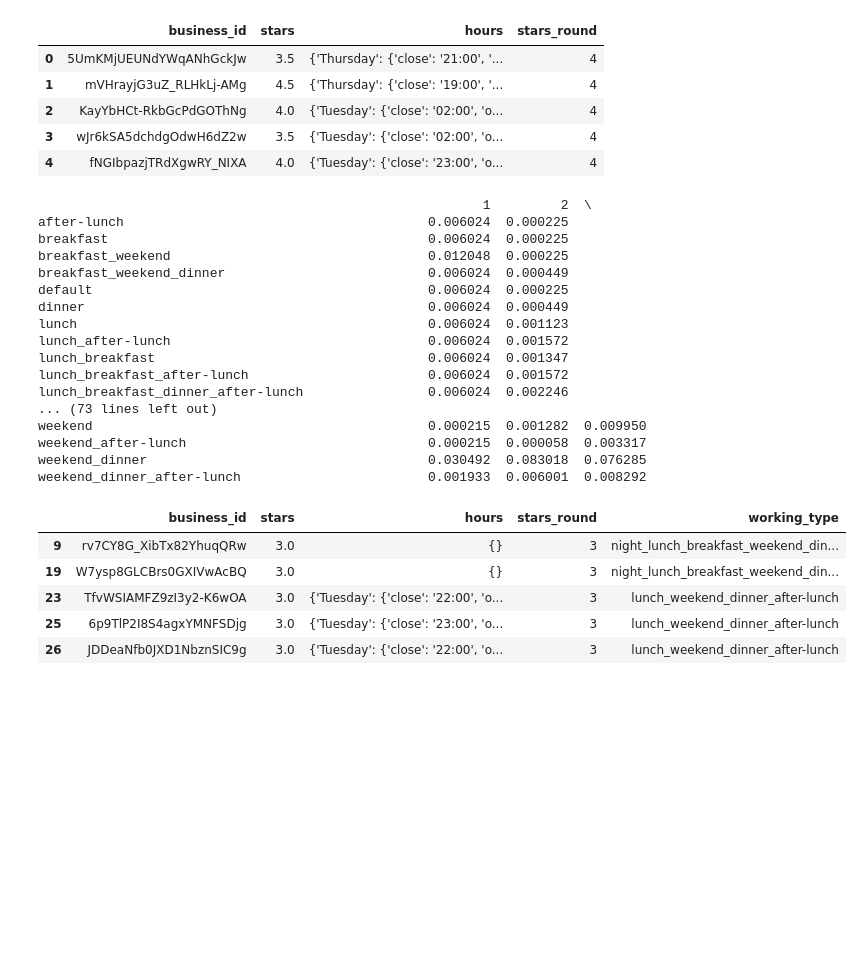
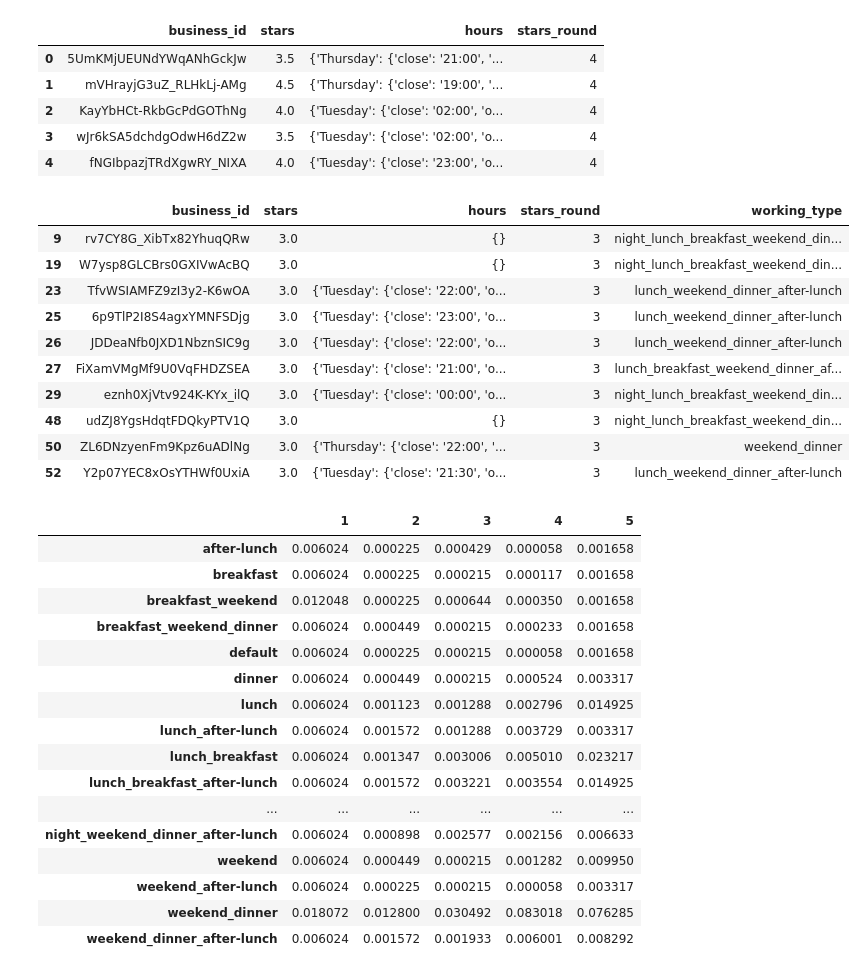
Before and after one commit to Raul818/yelp-dataset-challenge, a Jupyter notebook: demo/data_selecting.ipynb, the cells around one changed output. Drawn from its saved outputs; the diff is of its cells as text; code cells hidden in the pictures; blank space fills up the shorter version.

```diff
--- a/demo/data_selecting.ipynb
+++ b/demo/data_selecting.ipynb
@@ -204,54 +207,62 @@ def join_types(ts):
             ordered_types.append(t)
     return '_'.join(ordered_types)
 
 types_freq_of_stars = {}
 num_working_types = 2**len(WORKING_TYPES) - 1
 
 for star in business_of_stars:
     business_of_star_df = business_of_stars[star]
     business_of_star_df['working_type'] = business_of_star_df['working_type'].apply(hours_to_type)
 
     # count frequency of different type
     types_freq = {}
     num_business = len(business_of_star_df)
 
     working_type_of_business = business_of_star_df.groupby('working_type')
     for wt in working_type_of_business.groups:
         # we use the add-one or Laplace smoothing
         types_freq[wt] = (len(working_type_of_business.get_group(wt)) + 1.0) / (num_business + num_working_types)
 
     types_freq['default'] = 1.0 / (num_business + num_working_types)
     types_freq_of_stars[star] = types_freq
 
 
-types_freq_of_stars_df = pd.DataFrame.from_dict(types_freq_of_stars)
-
-for c in types_freq_of_stars_df.columns.values:
-    types_freq_of_stars_df[c] = types_freq_of_stars_df[c].fillna(types_freq_of_stars_df[c]['default'])
-
-print(types_freq_of_stars_df)
-business_of_stars[3].head()
+business_of_stars[3].head(n=10)
 # %% [output]
-                                                         1         2  \
-after-lunch                                       0.006024  0.000225
-breakfast                                         0.006024  0.000225
-breakfast_weekend                                 0.012048  0.000225
-breakfast_weekend_dinner                          0.006024  0.000449
-default                                           0.006024  0.000225
-dinner                                            0.006024  0.000449
-lunch                                             0.006024  0.001123
-lunch_after-lunch                                 0.006024  0.001572
-lunch_breakfast                                   0.006024  0.001347
-lunch_breakfast_after-lunch                       0.006024  0.001572
-lunch_breakfast_dinner_after-lunch                0.006024  0.002246
-... (73 lines left out)
-weekend                                           0.000215  0.001282  0.009950
-weekend_after-lunch                               0.000215  0.000058  0.003317
-weekend_dinner                                    0.030492  0.083018  0.076285
-weekend_dinner_after-lunch                        0.001933  0.006001  0.008292
 |  | business_id | stars | hours | stars_round | working_type |
 | 9 | rv7CY8G_XibTx82YhuqQRw | 3.0 | {} | 3 | night_lunch_breakfast_weekend_din... |
 | 19 | W7ysp8GLCBrs0GXIVwAcBQ | 3.0 | {} | 3 | night_lunch_breakfast_weekend_din... |
 | 23 | TfvWSIAMFZ9zI3y2-K6wOA | 3.0 | {'Tuesday': {'close': '22:00', 'o... | 3 | lunch_weekend_dinner_after-lunch |
 | 25 | 6p9TlP2I8S4agxYMNFSDjg | 3.0 | {'Tuesday': {'close': '23:00', 'o... | 3 | lunch_weekend_dinner_after-lunch |
 | 26 | JDDeaNfb0JXD1NbznSIC9g | 3.0 | {'Tuesday': {'close': '22:00', 'o... | 3 | lunch_weekend_dinner_after-lunch |
+| 27 | FiXamVMgMf9U0VqFHDZSEA | 3.0 | {'Tuesday': {'close': '21:00', 'o... | 3 | lunch_breakfast_weekend_dinner_af... |
+| 29 | eznh0XjVtv924K-KYx_ilQ | 3.0 | {'Tuesday': {'close': '00:00', 'o... | 3 | night_lunch_breakfast_weekend_din... |
+| 48 | udZJ8YgsHdqtFDQkyPTV1Q | 3.0 | {} | 3 | night_lunch_breakfast_weekend_din... |
+| 50 | ZL6DNzyenFm9Kpz6uADlNg | 3.0 | {'Thursday': {'close': '22:00', '... | 3 | weekend_dinner |
+| 52 | Y2p07YEC8xOsYTHWf0UxiA | 3.0 | {'Tuesday': {'close': '21:30', 'o... | 3 | lunch_weekend_dinner_after-lunch |
+# %%
+types_freq_of_stars_df = pd.DataFrame.from_dict(types_freq_of_stars)
+
+# fillna with default value
+for c in types_freq_of_stars_df.columns.values:
+    types_freq_of_stars_df[c] = types_freq_of_stars_df[c].fillna(types_freq_of_stars_df[c]['default'])
+
+types_freq_of_stars_df
+# %% [output]
+|  | 1 | 2 | 3 | 4 | 5 |
+| after-lunch | 0.006024 | 0.000225 | 0.000429 | 0.000058 | 0.001658 |
+| breakfast | 0.006024 | 0.000225 | 0.000215 | 0.000117 | 0.001658 |
+| breakfast_weekend | 0.012048 | 0.000225 | 0.000644 | 0.000350 | 0.001658 |
+| breakfast_weekend_dinner | 0.006024 | 0.000449 | 0.000215 | 0.000233 | 0.001658 |
+| default | 0.006024 | 0.000225 | 0.000215 | 0.000058 | 0.001658 |
+| dinner | 0.006024 | 0.000449 | 0.000215 | 0.000524 | 0.003317 |
+| lunch | 0.006024 | 0.001123 | 0.001288 | 0.002796 | 0.014925 |
+| lunch_after-lunch | 0.006024 | 0.001572 | 0.001288 | 0.003729 | 0.003317 |
+| lunch_breakfast | 0.006024 | 0.001347 | 0.003006 | 0.005010 | 0.023217 |
+| lunch_breakfast_after-lunch | 0.006024 | 0.001572 | 0.003221 | 0.003554 | 0.014925 |
+| ... | ... | ... | ... | ... | ... |
+| night_weekend_dinner_after-lunch | 0.006024 | 0.000898 | 0.002577 | 0.002156 | 0.006633 |
+| weekend | 0.006024 | 0.000449 | 0.000215 | 0.001282 | 0.009950 |
+| weekend_after-lunch | 0.006024 | 0.000225 | 0.000215 | 0.000058 | 0.003317 |
+| weekend_dinner | 0.018072 | 0.012800 | 0.030492 | 0.083018 | 0.076285 |
+| weekend_dinner_after-lunch | 0.006024 | 0.001572 | 0.001933 | 0.006001 | 0.008292 |
```
Also changed, not shown: parts of 1 cell of this notebook.
